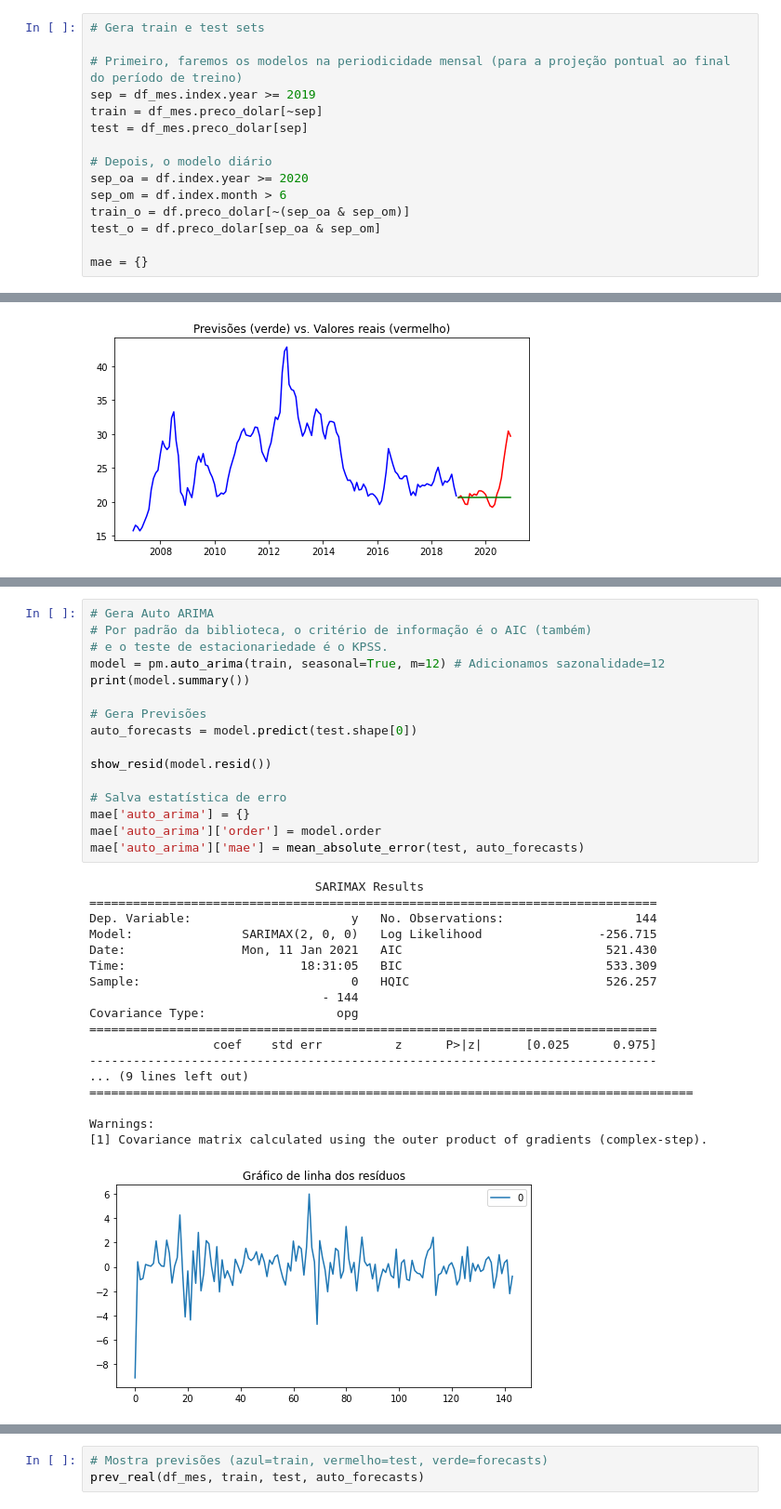
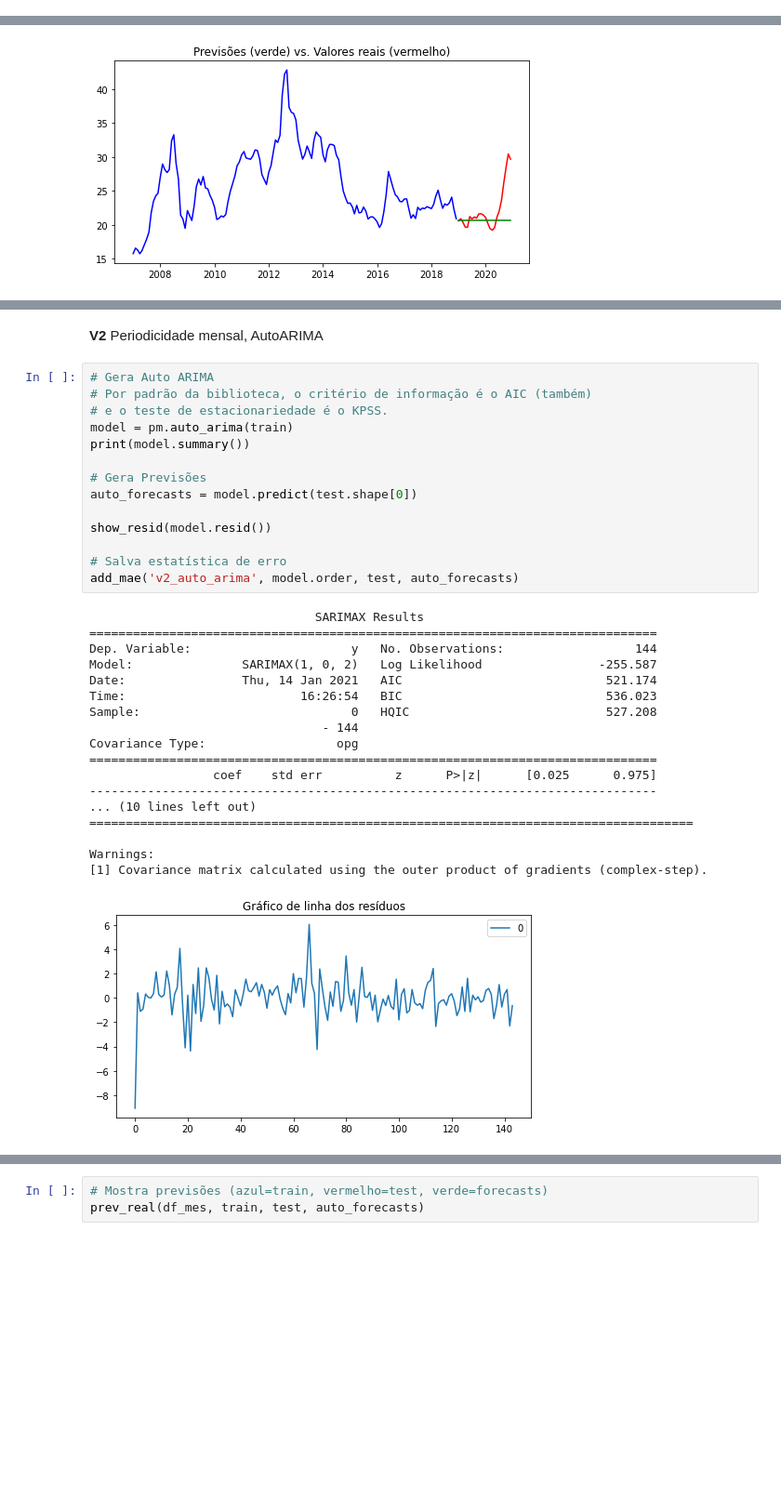
Before and after one commit to ronanft/tcc_pucminas, a Jupyter notebook: notebooks/3 - ARIMA - Soja.ipynb, the cells around one changed output, grey strips where cells are left out. Shown: that part at 93% size. Saved outputs shown, nothing was run; the diff lists cells and outputs as text; blank space fills up the shorter version.

```diff
--- a/notebooks/3 - ARIMA - Soja.ipynb
+++ b/notebooks/3 - ARIMA - Soja.ipynb
@@ -61,16 +117 @@ dtype: bool
-# %%
-# Gera train e test sets
-
-# Primeiro, faremos os modelos na periodicidade mensal (para a projeção pontual ao final do período de treino)
-sep = df_mes.index.year >= 2019
-train = df_mes.preco_dolar[~sep]
-test = df_mes.preco_dolar[sep]
-
-# Depois, o modelo diário
-sep_oa = df.index.year >= 2020
-sep_om = df.index.month > 6
-train_o = df.preco_dolar[~(sep_oa & sep_om)]
-test_o = df.preco_dolar[sep_oa & sep_om]
-
-mae = {}
 # %% [markdown]
@@ -196,35 +208,35 @@ prev_real(df_mes, train, test, aic_forecasts)
+# %% [markdown]
+**V2** Periodicidade mensal, AutoARIMA
 # %%
 # Gera Auto ARIMA
 # Por padrão da biblioteca, o critério de informação é o AIC (também)
 # e o teste de estacionariedade é o KPSS.
-model = pm.auto_arima(train, seasonal=True, m=12) # Adicionamos sazonalidade=12
+model = pm.auto_arima(train)
 print(model.summary())
 
 # Gera Previsões
 auto_forecasts = model.predict(test.shape[0])
 
 show_resid(model.resid())
 
 # Salva estatística de erro
-mae['auto_arima'] = {}
-mae['auto_arima']['order'] = model.order
-mae['auto_arima']['mae'] = mean_absolute_error(test, auto_forecasts)
+add_mae('v2_auto_arima', model.order, test, auto_forecasts)
 # %% [output]
                                SARIMAX Results
 ==============================================================================
 Dep. Variable:                      y   No. Observations:                  144
-Model:               SARIMAX(2, 0, 0)   Log Likelihood                -256.715
-Date:                Mon, 11 Jan 2021   AIC                            521.430
-Time:                        18:31:05   BIC                            533.309
-Sample:                             0   HQIC                           526.257
+Model:               SARIMAX(1, 0, 2)   Log Likelihood                -255.587
+Date:                Thu, 14 Jan 2021   AIC                            521.174
+Time:                        16:26:54   BIC                            536.023
+Sample:                             0   HQIC                           527.208
                                 - 144
 Covariance Type:                  opg
 ==============================================================================
                  coef    std err          z      P>|z|      [0.025      0.975]
 ------------------------------------------------------------------------------
-... (9 lines left out)
+... (10 lines left out)
 ===================================================================================
 
 Warnings:
 [1] Covariance matrix calculated using the outer product of gradients (complex-step).
-[figure, old version]
+[figure, new version]
```
Also changed, not shown: parts of 33 cells of this notebook, 12 other files.
